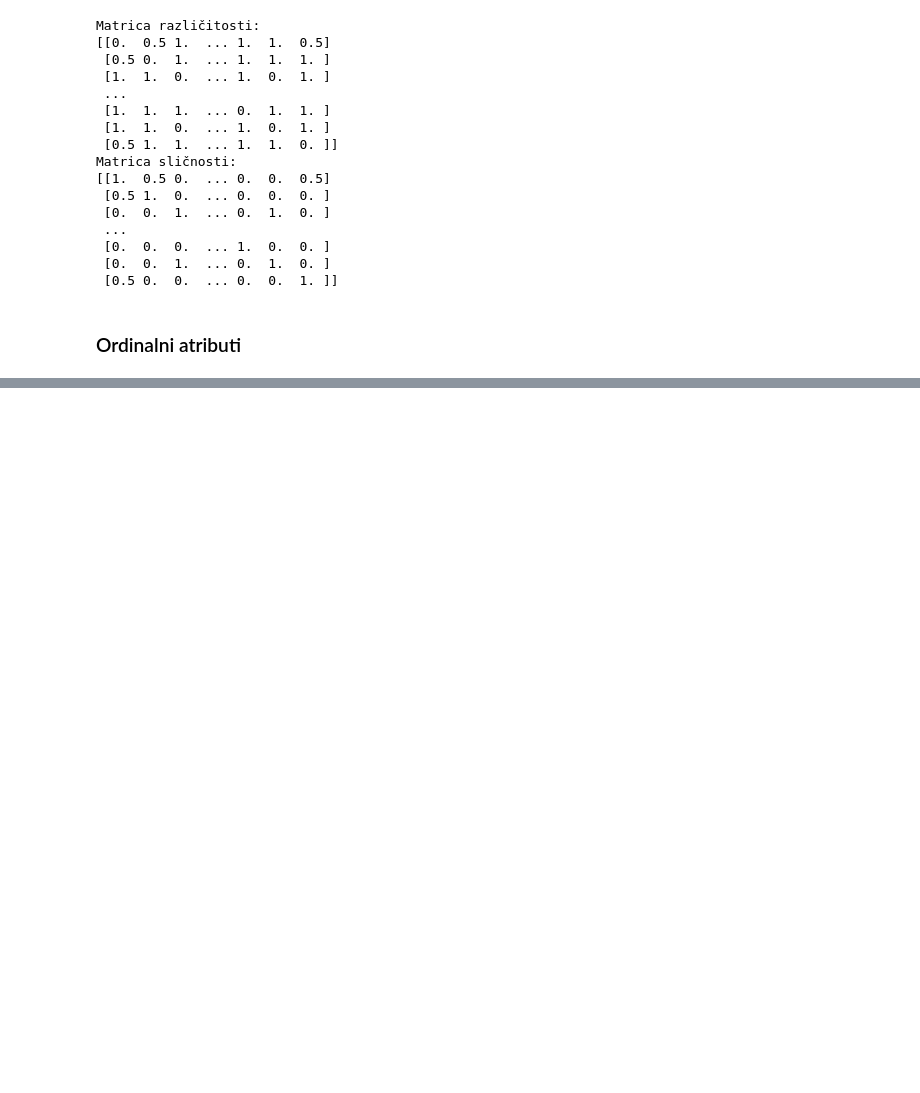
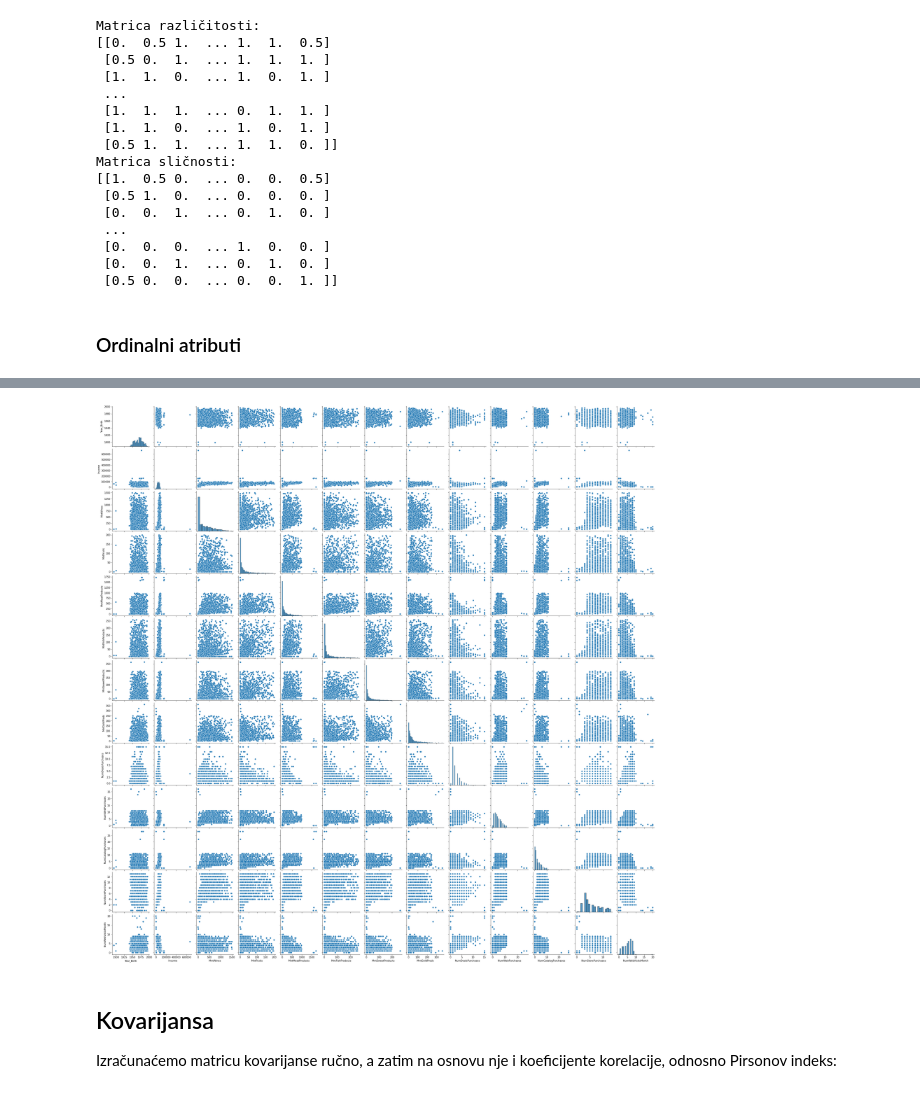
Before and after one commit to AndjelijaMladenovic00/Kvalitet-podataka, a Jupyter notebook: kvalitet_podataka.ipynb, the cells around one changed output, grey strips where cells are left out. Saved outputs shown, nothing was run; the diff lists cells and outputs as text; code cells hidden in the pictures; blank space fills up the shorter version.

```diff
--- a/kvalitet_podataka.ipynb
+++ b/kvalitet_podataka.ipynb
@@ -803,0 +901,9 @@ Sada ćemo računati sličnosti/različitosti objekata pomoću svih atributa.
+# %%
+sns.pairplot(numeric_data)
+plt.show()
+# %% [output]
+[figure, added]
+# %% [markdown]
+## Kovarijansa
+
+Izračunaćemo matricu kovarijanse ručno, a zatim na osnovu nje i koeficijente korelacije, odnosno Pirsonov indeks:
```
Also changed, not shown: parts of 19 cells of this notebook, 2 other files.
